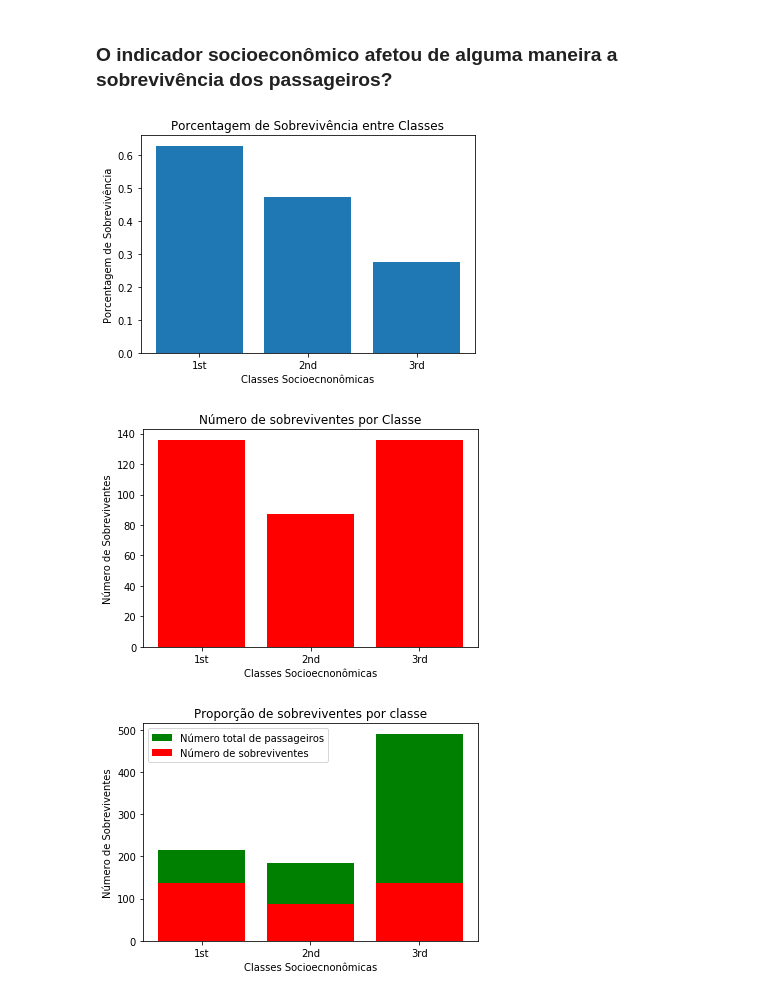
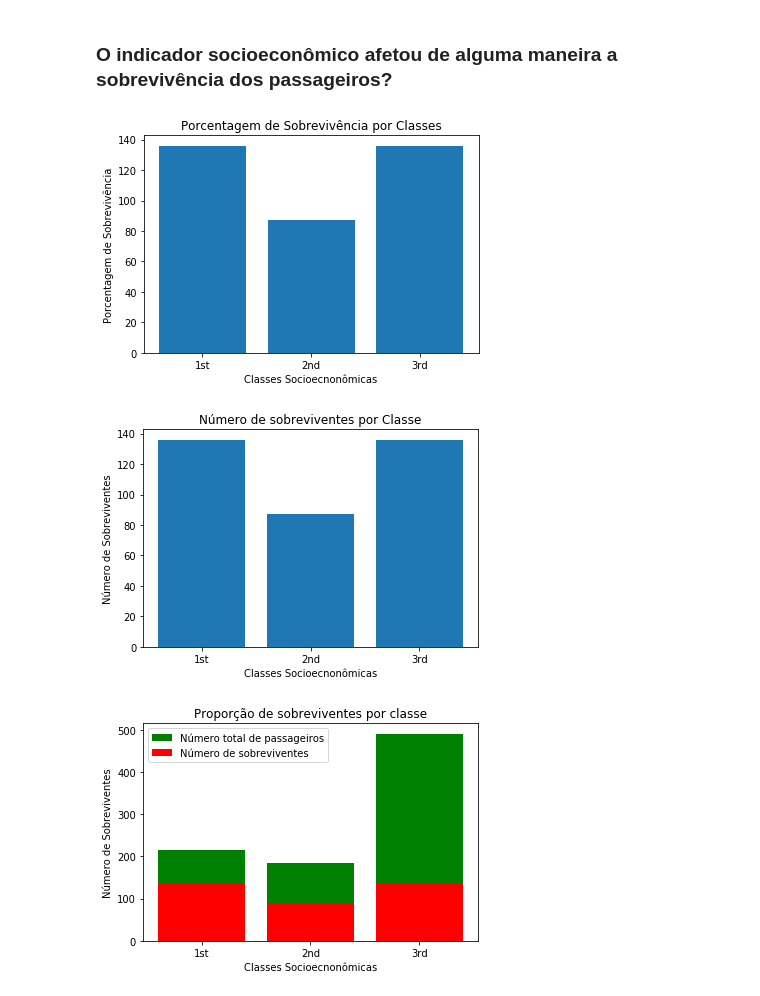
Before and after one commit to felipe-morilla/Projeto-final, a Jupyter notebook: Projeto Final.ipynb, the cells around one changed output. Saved outputs shown, nothing was run; the diff lists cells and outputs as text; code cells hidden in the pictures.

```diff
--- a/Projeto Final.ipynb
+++ b/Projeto Final.ipynb
@@ -119,34 +119,36 @@ df_class = df.groupby(['Pclass'])['Survived'].sum()
 fir_class_surv = df_class[1]
 sec_class_surv = df_class[2]
 thi_class_surv = df_class[3]
+# %%
+def hist_for_class(heights):
+    locations = [1, 2, 3]
+    labels = ['1st', '2nd', '3rd']
+    fig = plt.bar(locations, heights, tick_label=labels)
+    return fig
 # %%
 #Criando um histograma distribuição da taxa de sobrevivência por classe socioeconômica.
 #Esse gráfico possibilita a avaliação dos indices de sobrevivência por classe socioeconômica.
 
 locations = [1, 2, 3]
-heights = [fir_class_surv/fir_class, sec_class_surv/sec_class, fir_class_surv/thi_class]
-labels = ['1st', '2nd', '3rd']
-
-plt.bar(locations, heights, tick_label=labels)
-plt.title('Porcentagem de Sobrevivência entre Classes')
+hist_for_class(heights);
+plt.title('Porcentagem de Sobrevivência por Classes')
 plt.xlabel('Classes Socioecnonômicas')
 plt.ylabel('Porcentagem de Sobrevivência');
 # %% [output]
-[figure, old version]
+[figure, new version]
 # %%
 #A porcentagem de sobrevivência por classe tam
 
 #Criando um histograma distribuição da taxa de sobrevivência por classe socioeconômica.
-locations = [1, 2, 3]
+
 heights = [fir_class_surv, sec_class_surv, fir_class_surv]
-labels = ['1st', '2nd', '3rd']
+hist_for_class(heights);
 
-plt.bar(locations, heights, tick_label=labels, color='r')
 plt.title('Número de sobreviventes por Classe')
 plt.xlabel('Classes Socioecnonômicas')
 plt.ylabel('Número de Sobreviventes');
 # %% [output]
-[figure, old version]
+[figure, new version]
 # %%
 #Criando um histograma distribuição da taxa de sobrevivência por classe socioeconômica.
 locations = [1, 2, 3]
```
Also changed, not shown: parts of 56 cells of this notebook.
